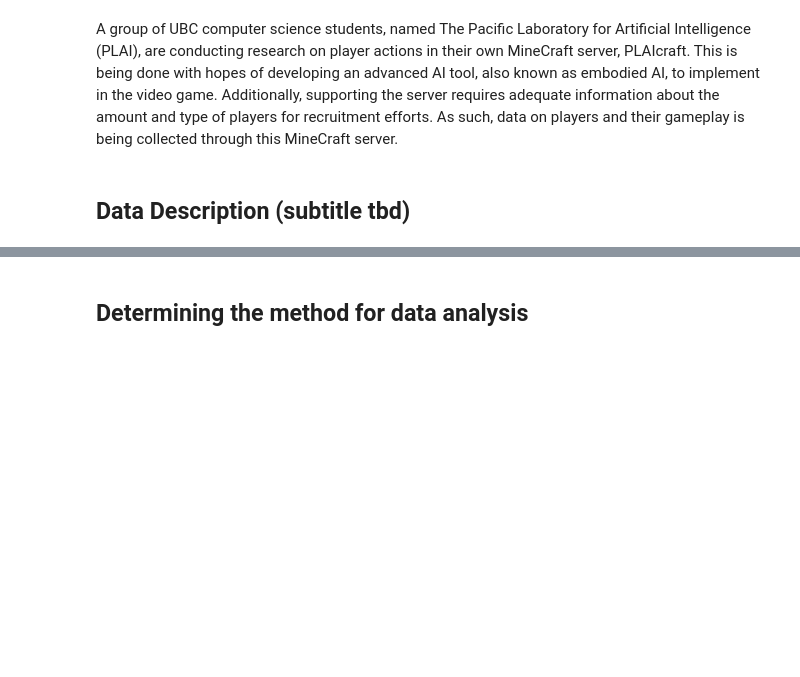
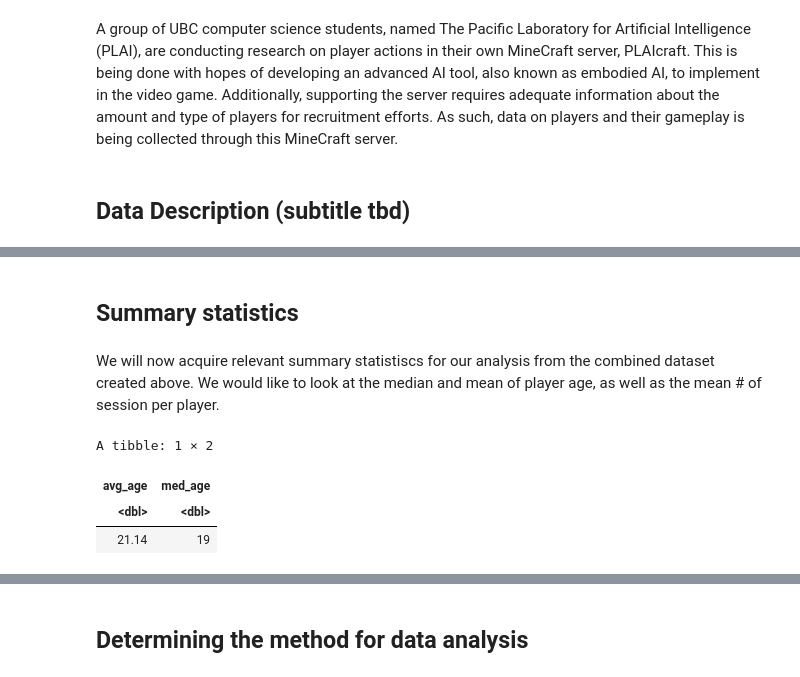
Before and after one commit to chrispy-tacos/dsci-100-project, a Jupyter notebook: dsci-g2-project.ipynb, the cells around one changed output, grey strips where cells are left out. Cells and saved outputs as stored; diff of their text form; code cells hidden in the pictures; blank space fills up the shorter version.

```diff
--- a/dsci-g2-project.ipynb
+++ b/dsci-g2-project.ipynb
@@ -82,0 +51,18 @@ library(tidymodels)
+# %% [markdown]
+## Summary statistics
+# %% [markdown]
+We will now acquire relevant summary statistiscs for our analysis from the combined dataset created above. We would like to look at the median and mean of player age, as well as the mean # of session per player.
+# %%
+# summary of player ages
+summary_age <- players |>
+    mutate(avg_age = mean(Age, na.rm = TRUE),
+            med_age = median(Age, na.rm = TRUE)) |>
+    select(avg_age, med_age) |>
+    slice(1) |>
+    mutate(avg_age = round(avg_age, 2))
+summary_age
+# %% [output]
+A tibble: 1 × 2
+| avg_age | med_age |
+| <dbl> | <dbl> |
+| 21.14 | 19 |
```
Also changed, not shown: parts of 12 cells of this notebook.
